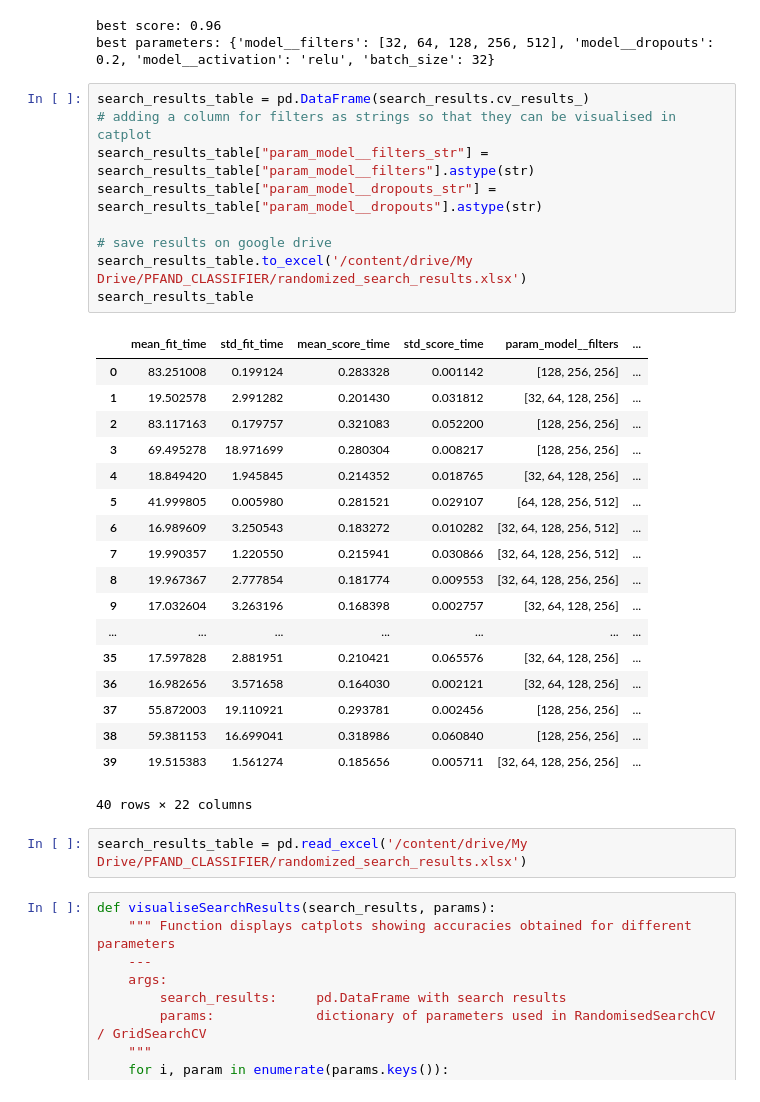
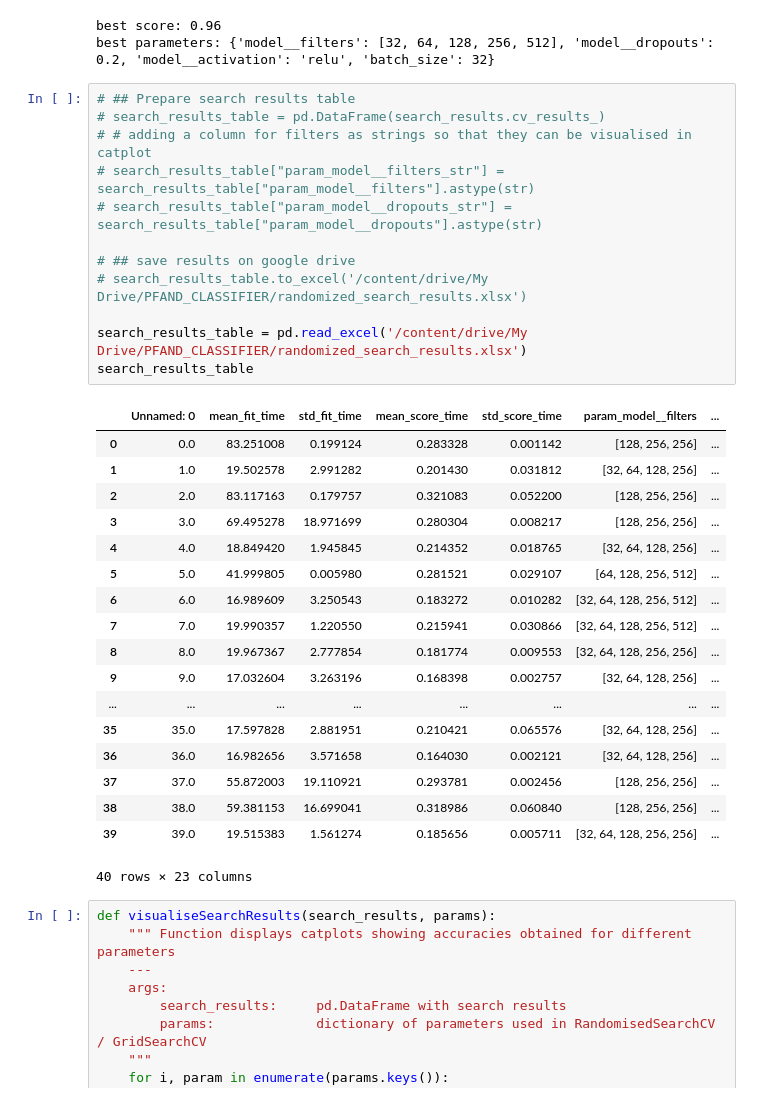
Before and after one commit to marcinstopyra/pfand_clf, a Jupyter notebook: pfand_clf.ipynb, the cells around one changed output. Saved outputs shown, nothing was run; the diff lists cells and outputs as text.

```diff
--- a/pfand_clf.ipynb
+++ b/pfand_clf.ipynb
@@ -377,35 +382,36 @@ print(f"best score: {best_score:.2f}\nbest parameters: {best_params}")
 best score: 0.96
 best parameters: {'model__filters': [32, 64, 128, 256, 512], 'model__dropouts': 0.2, 'model__activation': 'relu', 'batch_size': 32}
 # %%
-search_results_table = pd.DataFrame(search_results.cv_results_)
-# adding a column for filters as strings so that they can be visualised in catplot
-search_results_table["param_model__filters_str"] = search_results_table["param_model__filters"].astype(str)
-search_results_table["param_model__dropouts_str"] = search_results_table["param_model__dropouts"].astype(str)
+# ## Prepare search results table
+# search_results_table = pd.DataFrame(search_results.cv_results_)
+# # adding a column for filters as strings so that they can be visualised in catplot
+# search_results_table["param_model__filters_str"] = search_results_table["param_model__filters"].astype(str)
+# search_results_table["param_model__dropouts_str"] = search_results_table["param_model__dropouts"].astype(str)
 
-# save results on google drive
-search_results_table.to_excel('/content/drive/My Drive/PFAND_CLASSIFIER/randomized_search_results.xlsx')
+# ## save results on google drive
+# search_results_table.to_excel('/content/drive/My Drive/PFAND_CLASSIFIER/randomized_search_results.xlsx')
+
+search_results_table = pd.read_excel('/content/drive/My Drive/PFAND_CLASSIFIER/randomized_search_results.xlsx')
 search_results_table
 # %% [output]
-|  | mean_fit_time | std_fit_time | mean_score_time | std_score_time | param_model__filters | ... |
-| 0 | 83.251008 | 0.199124 | 0.283328 | 0.001142 | [128, 256, 256] | ... |
-| 1 | 19.502578 | 2.991282 | 0.201430 | 0.031812 | [32, 64, 128, 256] | ... |
-| 2 | 83.117163 | 0.179757 | 0.321083 | 0.052200 | [128, 256, 256] | ... |
-| 3 | 69.495278 | 18.971699 | 0.280304 | 0.008217 | [128, 256, 256] | ... |
-| 4 | 18.849420 | 1.945845 | 0.214352 | 0.018765 | [32, 64, 128, 256] | ... |
-| 5 | 41.999805 | 0.005980 | 0.281521 | 0.029107 | [64, 128, 256, 512] | ... |
-| 6 | 16.989609 | 3.250543 | 0.183272 | 0.010282 | [32, 64, 128, 256, 512] | ... |
-| 7 | 19.990357 | 1.220550 | 0.215941 | 0.030866 | [32, 64, 128, 256, 512] | ... |
-| 8 | 19.967367 | 2.777854 | 0.181774 | 0.009553 | [32, 64, 128, 256, 256] | ... |
-| 9 | 17.032604 | 3.263196 | 0.168398 | 0.002757 | [32, 64, 128, 256] | ... |
-| ... | ... | ... | ... | ... | ... | ... |
-| 35 | 17.597828 | 2.881951 | 0.210421 | 0.065576 | [32, 64, 128, 256] | ... |
-| 36 | 16.982656 | 3.571658 | 0.164030 | 0.002121 | [32, 64, 128, 256] | ... |
-| 37 | 55.872003 | 19.110921 | 0.293781 | 0.002456 | [128, 256, 256] | ... |
-| 38 | 59.381153 | 16.699041 | 0.318986 | 0.060840 | [128, 256, 256] | ... |
-| 39 | 19.515383 | 1.561274 | 0.185656 | 0.005711 | [32, 64, 128, 256, 256] | ... |
+|  | Unnamed: 0 | mean_fit_time | std_fit_time | mean_score_time | std_score_time | param_model__filters | ... |
+| 0 | 0.0 | 83.251008 | 0.199124 | 0.283328 | 0.001142 | [128, 256, 256] | ... |
+| 1 | 1.0 | 19.502578 | 2.991282 | 0.201430 | 0.031812 | [32, 64, 128, 256] | ... |
+| 2 | 2.0 | 83.117163 | 0.179757 | 0.321083 | 0.052200 | [128, 256, 256] | ... |
+| 3 | 3.0 | 69.495278 | 18.971699 | 0.280304 | 0.008217 | [128, 256, 256] | ... |
+| 4 | 4.0 | 18.849420 | 1.945845 | 0.214352 | 0.018765 | [32, 64, 128, 256] | ... |
+| 5 | 5.0 | 41.999805 | 0.005980 | 0.281521 | 0.029107 | [64, 128, 256, 512] | ... |
+| 6 | 6.0 | 16.989609 | 3.250543 | 0.183272 | 0.010282 | [32, 64, 128, 256, 512] | ... |
+| 7 | 7.0 | 19.990357 | 1.220550 | 0.215941 | 0.030866 | [32, 64, 128, 256, 512] | ... |
+| 8 | 8.0 | 19.967367 | 2.777854 | 0.181774 | 0.009553 | [32, 64, 128, 256, 256] | ... |
+| 9 | 9.0 | 17.032604 | 3.263196 | 0.168398 | 0.002757 | [32, 64, 128, 256] | ... |
+| ... | ... | ... | ... | ... | ... | ... | ... |
+| 35 | 35.0 | 17.597828 | 2.881951 | 0.210421 | 0.065576 | [32, 64, 128, 256] | ... |
+| 36 | 36.0 | 16.982656 | 3.571658 | 0.164030 | 0.002121 | [32, 64, 128, 256] | ... |
+| 37 | 37.0 | 55.872003 | 19.110921 | 0.293781 | 0.002456 | [128, 256, 256] | ... |
+| 38 | 38.0 | 59.381153 | 16.699041 | 0.318986 | 0.060840 | [128, 256, 256] | ... |
+| 39 | 39.0 | 19.515383 | 1.561274 | 0.185656 | 0.005711 | [32, 64, 128, 256, 256] | ... |
-40 rows × 22 columns
+40 rows × 23 columns
-# %%
-search_results_table = pd.read_excel('/content/drive/My Drive/PFAND_CLASSIFIER/randomized_search_results.xlsx')
 # %%
 def visualiseSearchResults(search_results, params):
     """ Function displays catplots showing accuracies obtained for different parameters
```
Also changed, not shown: parts of 30 cells of this notebook.
